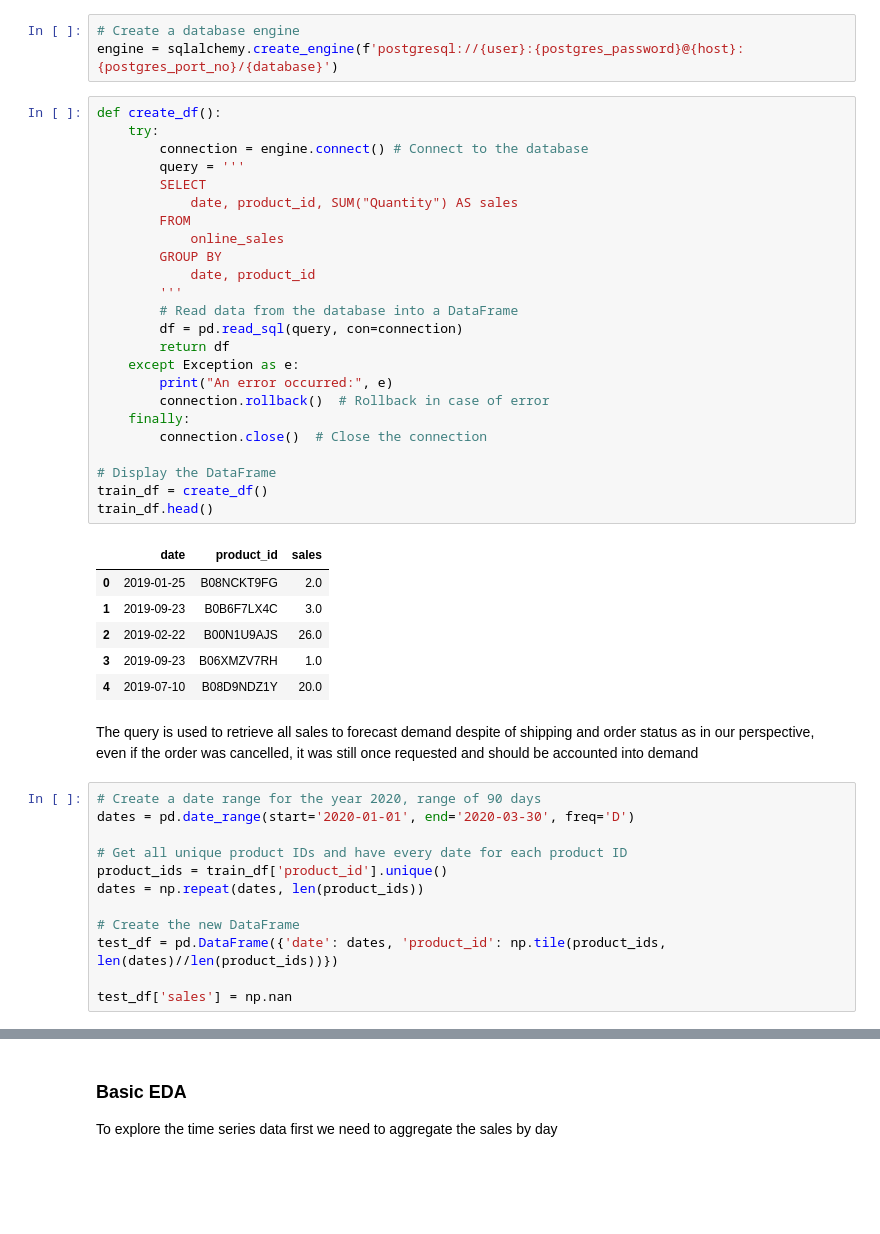
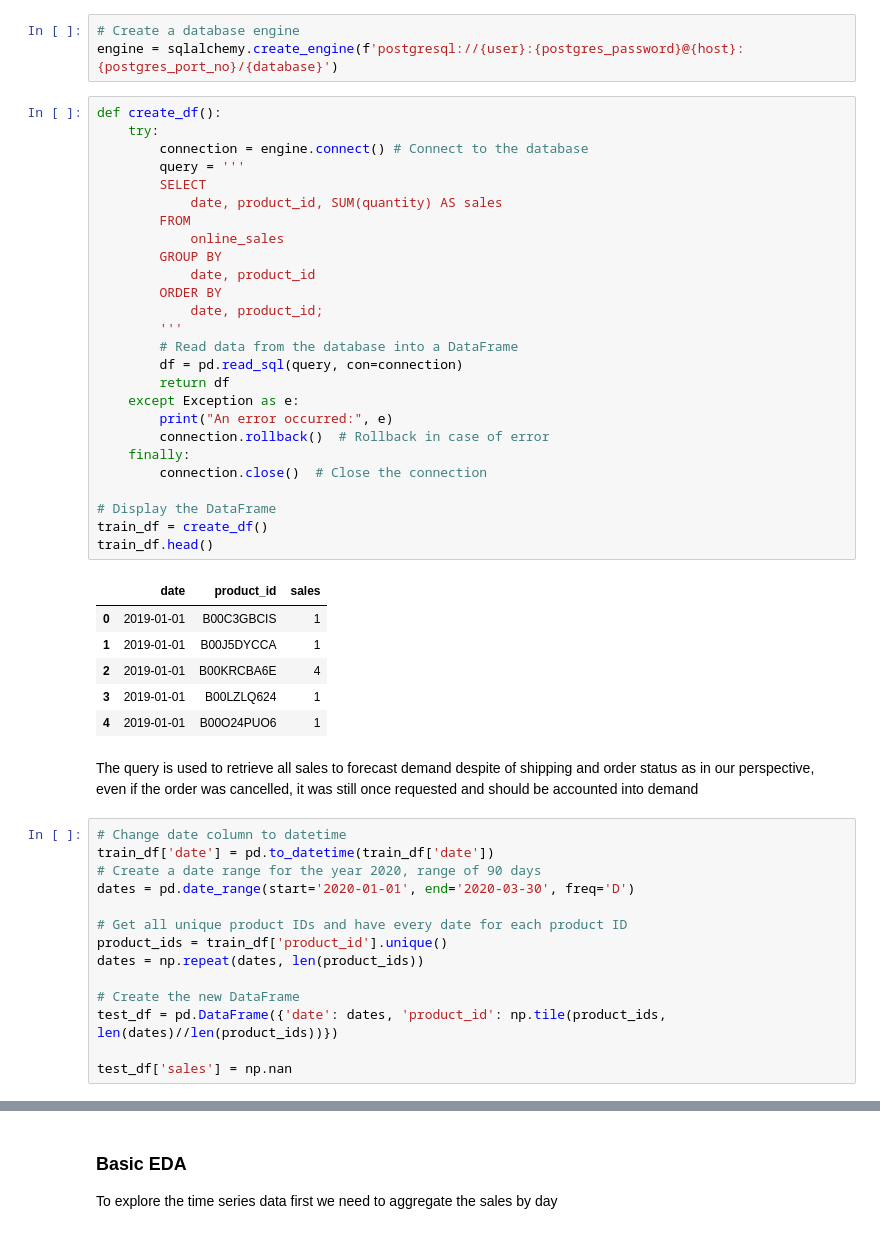
Before and after one commit to sweeenlim/Passion8, a Jupyter notebook: demand_forecast/demand_forecasting.ipynb, the cells around one changed output, grey strips where cells are left out. Saved outputs shown, nothing was run; the diff lists cells and outputs as text; blank space fills up the shorter version.

```diff
--- a/demand_forecast/demand_forecasting.ipynb
+++ b/demand_forecast/demand_forecasting.ipynb
@@ -53,37 +55,41 @@ engine = sqlalchemy.create_engine(f'postgresql://{user}:{postgres_password}@{hos
 # %%
 def create_df():
     try:
         connection = engine.connect() # Connect to the database
         query = '''
         SELECT
-            date, product_id, SUM("Quantity") AS sales
+            date, product_id, SUM(quantity) AS sales
         FROM
             online_sales
         GROUP BY
             date, product_id
+        ORDER BY
+            date, product_id;
         '''
         # Read data from the database into a DataFrame
         df = pd.read_sql(query, con=connection)
         return df
     except Exception as e:
         print("An error occurred:", e)
         connection.rollback()  # Rollback in case of error
     finally:
         connection.close()  # Close the connection
 
 # Display the DataFrame
 train_df = create_df()
 train_df.head()
 # %% [output]
 |  | date | product_id | sales |
-| 0 | 2019-01-25 | B08NCKT9FG | 2.0 |
-| 1 | 2019-09-23 | B0B6F7LX4C | 3.0 |
-| 2 | 2019-02-22 | B00N1U9AJS | 26.0 |
-| 3 | 2019-09-23 | B06XMZV7RH | 1.0 |
-| 4 | 2019-07-10 | B08D9NDZ1Y | 20.0 |
+| 0 | 2019-01-01 | B00C3GBCIS | 1 |
+| 1 | 2019-01-01 | B00J5DYCCA | 1 |
+| 2 | 2019-01-01 | B00KRCBA6E | 4 |
+| 3 | 2019-01-01 | B00LZLQ624 | 1 |
+| 4 | 2019-01-01 | B00O24PUO6 | 1 |
 # %% [markdown]
 The query is used to retrieve all sales to forecast demand despite of shipping and order status as in our perspective, even if the order was cancelled, it was still once requested and should be accounted into demand
 # %%
+# Change date column to datetime
+train_df['date'] = pd.to_datetime(train_df['date'])
 # Create a date range for the year 2020, range of 90 days
 dates = pd.date_range(start='2020-01-01', end='2020-03-30', freq='D')
 
```
Also changed, not shown: parts of 19 cells of this notebook.
